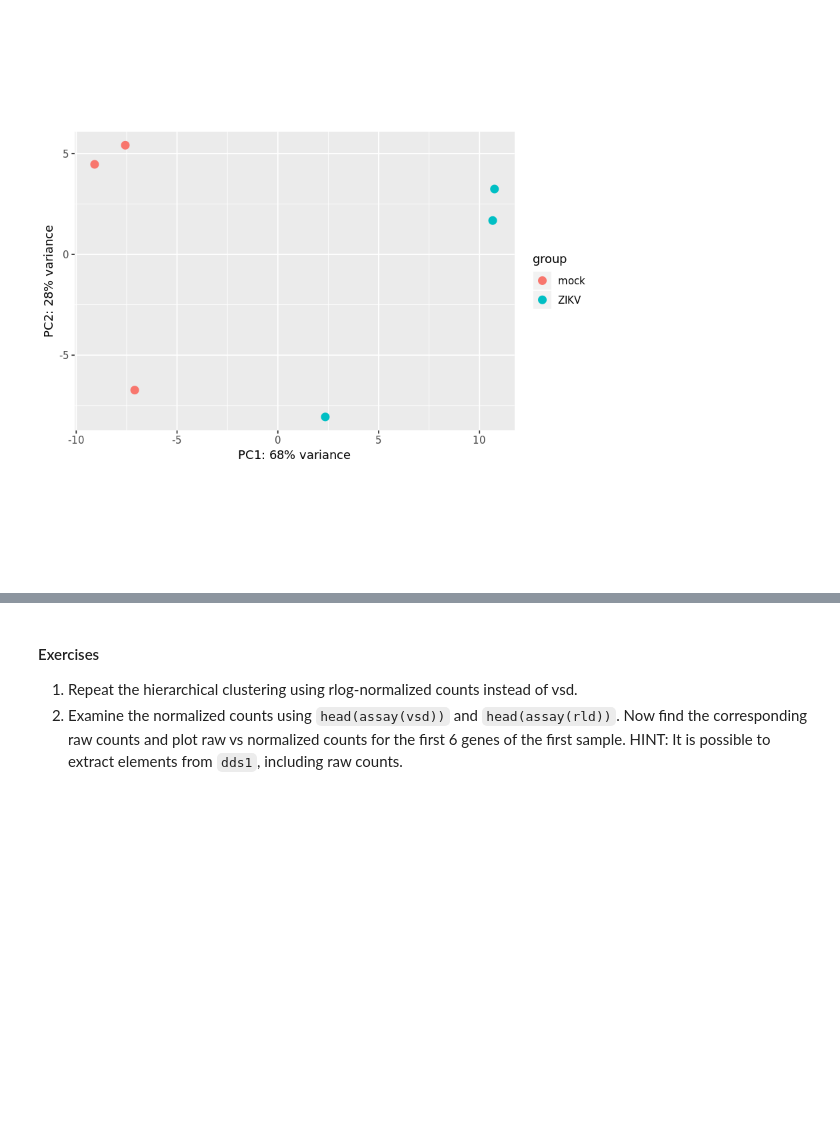
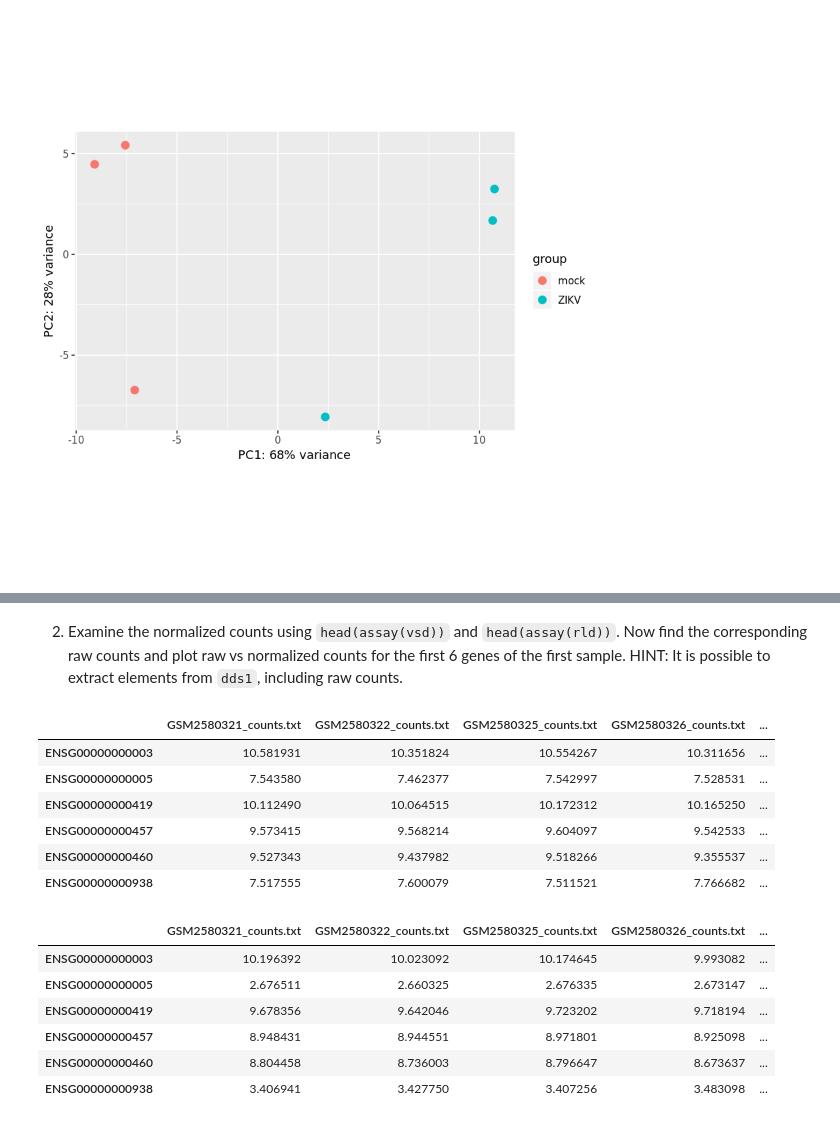
Before and after one commit to turoger/Applied-Bioinformatics-HW, a Jupyter notebook: Unit2-RNAseq/3.5_DESeq2_expression_analysis.ipynb, the cells around one changed output, grey strips where cells are left out. Drawn from its saved outputs; the diff is of its cells as text; code cells hidden in the pictures; blank space fills up the shorter version.

```diff
--- a/Unit2-RNAseq/3.5_DESeq2_expression_analysis.ipynb
+++ b/Unit2-RNAseq/3.5_DESeq2_expression_analysis.ipynb
@@ -162,4 +171,20 @@ plotPCA(rld, intgroup="group")
 # %% [markdown]
-#### Exercises
-1) Repeat the hierarchical clustering using rlog-normalized counts instead of vsd.
 2) Examine the normalized counts using `head(assay(vsd))` and `head(assay(rld))`. Now find the corresponding raw counts and plot raw vs normalized counts for the first 6 genes of the first sample. HINT: It is possible to extract elements from `dds1`, including raw counts.
+# %%
+head(assay(vsd))
+head(assay(rld))
+# %% [output]
+|  | GSM2580321_counts.txt | GSM2580322_counts.txt | GSM2580325_counts.txt | GSM2580326_counts.txt | ... |
+| ENSG00000000003 | 10.581931 | 10.351824 | 10.554267 | 10.311656 | ... |
+| ENSG00000000005 | 7.543580 | 7.462377 | 7.542997 | 7.528531 | ... |
+| ENSG00000000419 | 10.112490 | 10.064515 | 10.172312 | 10.165250 | ... |
+| ENSG00000000457 | 9.573415 | 9.568214 | 9.604097 | 9.542533 | ... |
+| ENSG00000000460 | 9.527343 | 9.437982 | 9.518266 | 9.355537 | ... |
+| ENSG00000000938 | 7.517555 | 7.600079 | 7.511521 | 7.766682 | ... |
+|  | GSM2580321_counts.txt | GSM2580322_counts.txt | GSM2580325_counts.txt | GSM2580326_counts.txt | ... |
+| ENSG00000000003 | 10.196392 | 10.023092 | 10.174645 | 9.993082 | ... |
+| ENSG00000000005 | 2.676511 | 2.660325 | 2.676335 | 2.673147 | ... |
+| ENSG00000000419 | 9.678356 | 9.642046 | 9.723202 | 9.718194 | ... |
+| ENSG00000000457 | 8.948431 | 8.944551 | 8.971801 | 8.925098 | ... |
+| ENSG00000000460 | 8.804458 | 8.736003 | 8.796647 | 8.673637 | ... |
+| ENSG00000000938 | 3.406941 | 3.427750 | 3.407256 | 3.483098 | ... |
```
Also changed, not shown: parts of 5 cells of this notebook, 1 other file.
